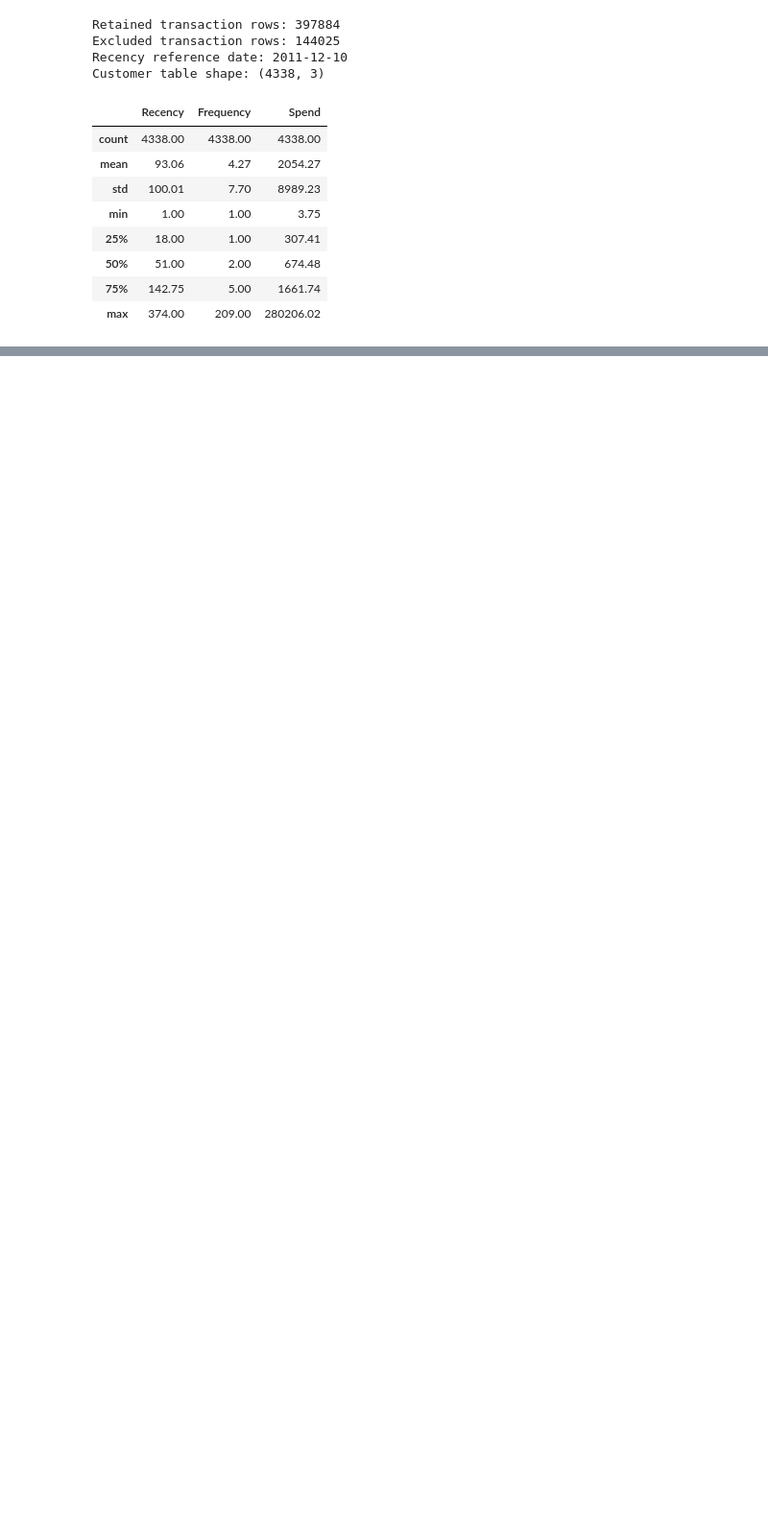
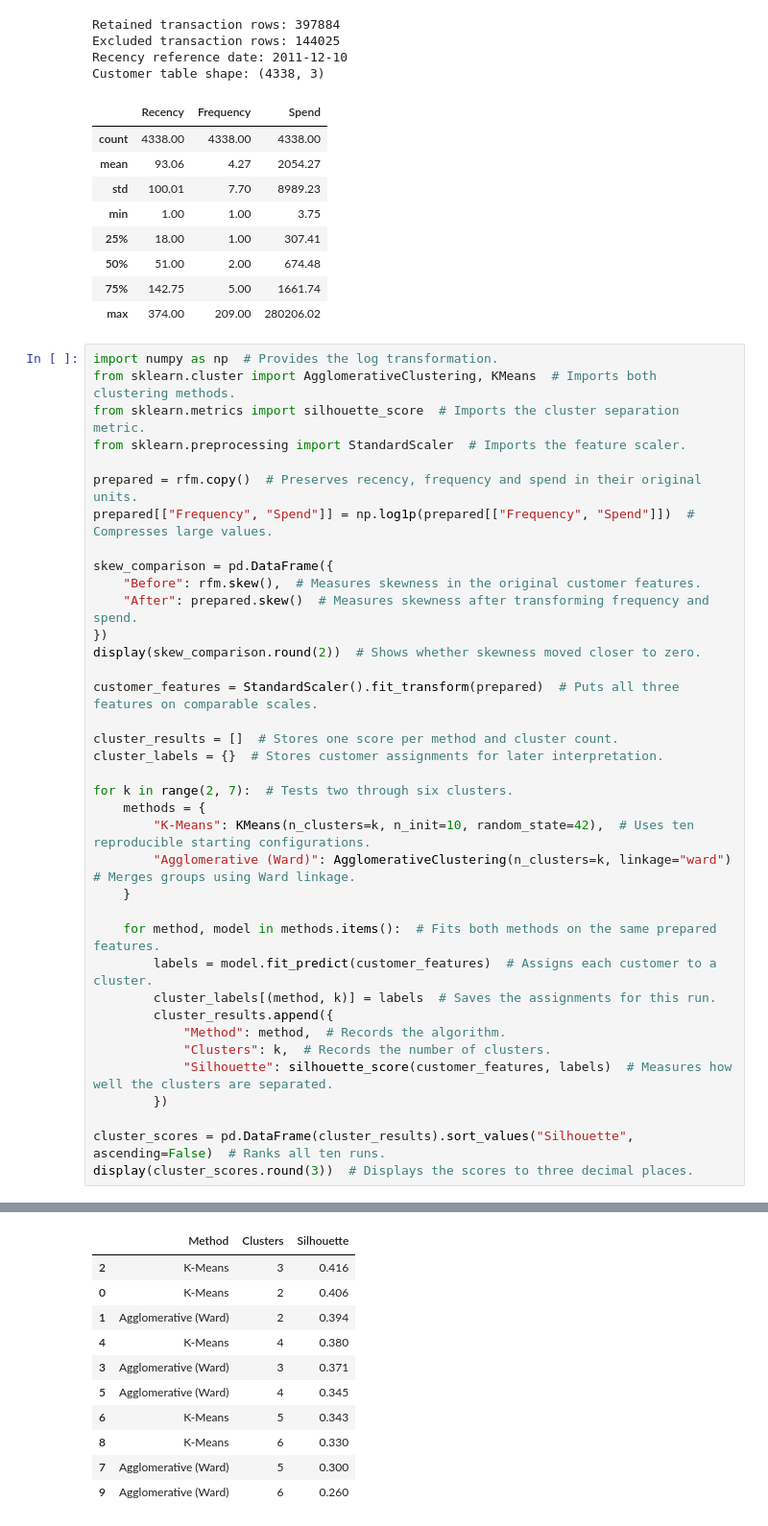
Before and after one commit to SUZAN1010/Formative-Assignment-for-502AZ, a Jupyter notebook: 502AZ_Task_2.ipynb, the cells around one changed output, grey strips where cells are left out. Shown at 96% size. Cells and saved outputs as stored; diff of their text form; blank space fills up the shorter version.

```diff
--- a/502AZ_Task_2.ipynb
+++ b/502AZ_Task_2.ipynb
@@ -168,3 +182,41 @@ Customer table shape: (4338, 3)
 | 50% | 51.00 | 2.00 | 674.48 |
 | 75% | 142.75 | 5.00 | 1661.74 |
 | max | 374.00 | 209.00 | 280206.02 |
+# %%
+import numpy as np  # Provides the log transformation.
+from sklearn.cluster import AgglomerativeClustering, KMeans  # Imports both clustering methods.
+from sklearn.metrics import silhouette_score  # Imports the cluster separation metric.
+from sklearn.preprocessing import StandardScaler  # Imports the feature scaler.
+
+prepared = rfm.copy()  # Preserves recency, frequency and spend in their original units.
+prepared[["Frequency", "Spend"]] = np.log1p(prepared[["Frequency", "Spend"]])  # Compresses large values.
+
+skew_comparison = pd.DataFrame({
+    "Before": rfm.skew(),  # Measures skewness in the original customer features.
+    "After": prepared.skew()  # Measures skewness after transforming frequency and spend.
+})
+display(skew_comparison.round(2))  # Shows whether skewness moved closer to zero.
+
+customer_features = StandardScaler().fit_transform(prepared)  # Puts all three features on comparable scales.
+
+cluster_results = []  # Stores one score per method and cluster count.
+cluster_labels = {}  # Stores customer assignments for later interpretation.
+
+for k in range(2, 7):  # Tests two through six clusters.
+    methods = {
+        "K-Means": KMeans(n_clusters=k, n_init=10, random_state=42),  # Uses ten reproducible starting configurations.
+        "Agglomerative (Ward)": AgglomerativeClustering(n_clusters=k, linkage="ward")  # Merges groups using Ward linkage.
+    }
+
+    for method, model in methods.items():  # Fits both methods on the same prepared features.
+        labels = model.fit_predict(customer_features)  # Assigns each customer to a cluster.
+        cluster_labels[(method, k)] = labels  # Saves the assignments for this run.
+        cluster_results.append({
+            "Method": method,  # Records the algorithm.
+            "Clusters": k,  # Records the number of clusters.
+            "Silhouette": silhouette_score(customer_features, labels)  # Measures how well the clusters are separated.
+        })
+
+cluster_scores = pd.DataFrame(cluster_results).sort_values("Silhouette", ascending=False)  # Ranks all ten runs.
+display(cluster_scores.round(3))  # Displays the scores to three decimal places.
+# %% [output]
@@ -170,0 +227,11 @@ Customer table shape: (4338, 3)
+|  | Method | Clusters | Silhouette |
+| 2 | K-Means | 3 | 0.416 |
+| 0 | K-Means | 2 | 0.406 |
+| 1 | Agglomerative (Ward) | 2 | 0.394 |
+| 4 | K-Means | 4 | 0.380 |
+| 3 | Agglomerative (Ward) | 3 | 0.371 |
+| 5 | Agglomerative (Ward) | 4 | 0.345 |
+| 6 | K-Means | 5 | 0.343 |
+| 8 | K-Means | 6 | 0.330 |
+| 7 | Agglomerative (Ward) | 5 | 0.300 |
+| 9 | Agglomerative (Ward) | 6 | 0.260 |
```
Also changed, not shown: parts of 5 cells of this notebook.
